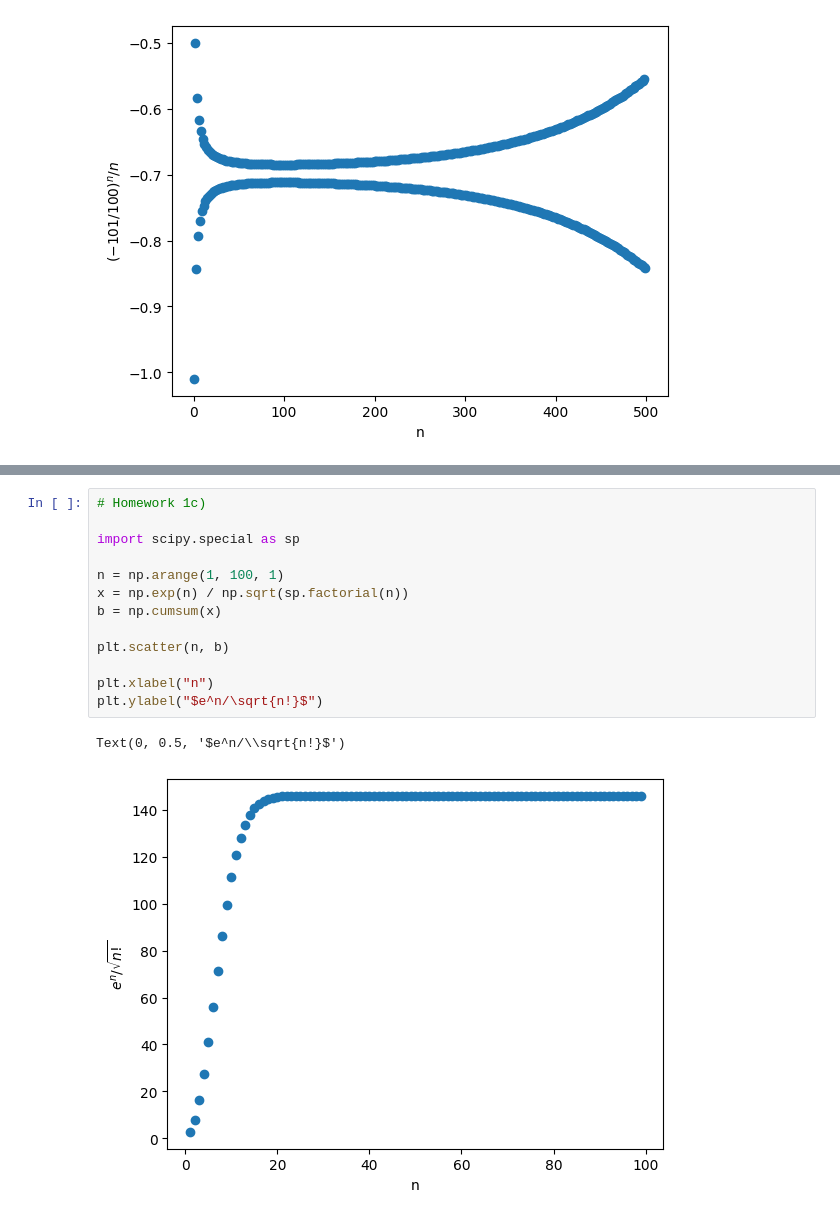
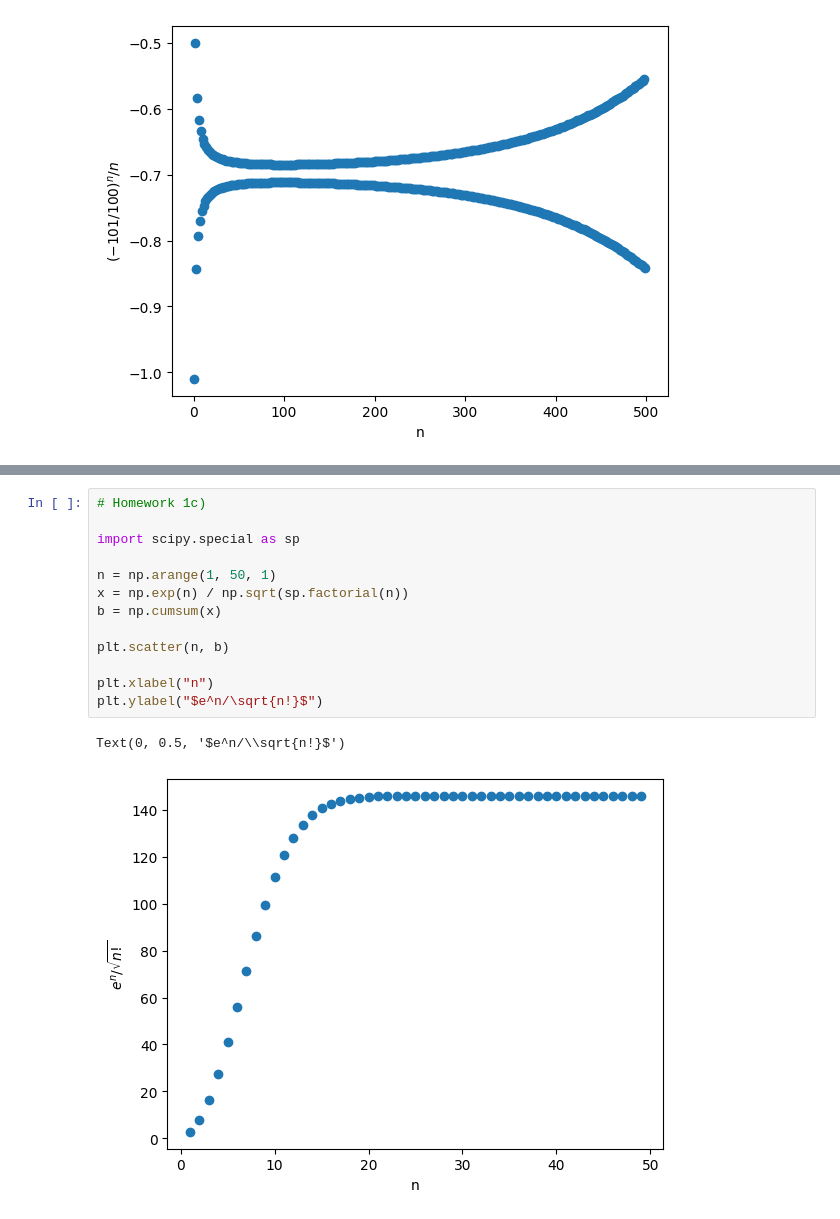
Before and after one commit to UCLNatSci/2023, a Jupyter notebook: NSCI0005/python_book/html/_sources/4_sequences_series/hw4_9511.ipynb, the cells around one changed output, grey strips where cells are left out. Drawn from its saved outputs; the diff is of its cells as text.

```diff
--- a/NSCI0005/python_book/html/_sources/4_sequences_series/hw4_9511.ipynb
+++ b/NSCI0005/python_book/html/_sources/4_sequences_series/hw4_9511.ipynb
@@ -33,16 +33,16 @@ Text(0, 0.5, '$1/n^3$')
 # %%
 # Homework 1c)
 
 import scipy.special as sp
 
-n = np.arange(1, 100, 1)
+n = np.arange(1, 50, 1)
 x = np.exp(n) / np.sqrt(sp.factorial(n))
 b = np.cumsum(x)
 
 plt.scatter(n, b)
 
 plt.xlabel("n")
 plt.ylabel("$e^n/\sqrt{n!}$")
 # %% [output]
 Text(0, 0.5, '$e^n/\\sqrt{n!}$')
-[figure, old version]
+[figure, new version]
```
Also changed, not shown: parts of 1 cell of this notebook, 11 other files.
